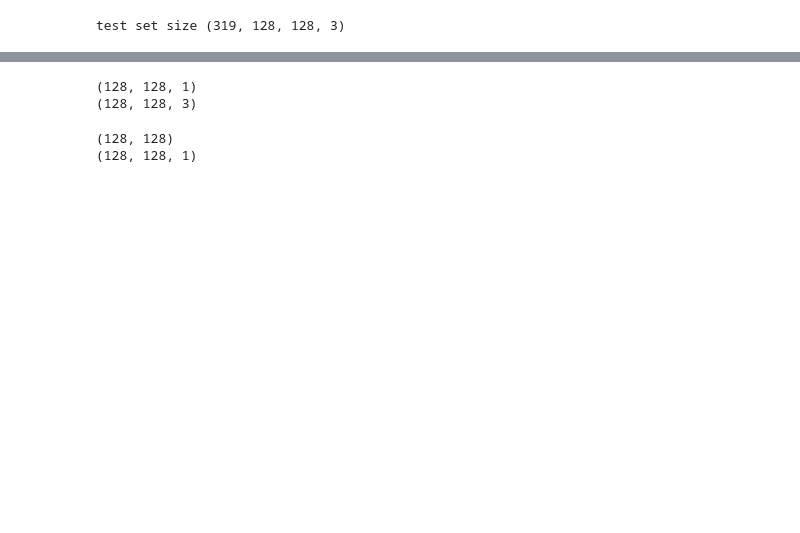
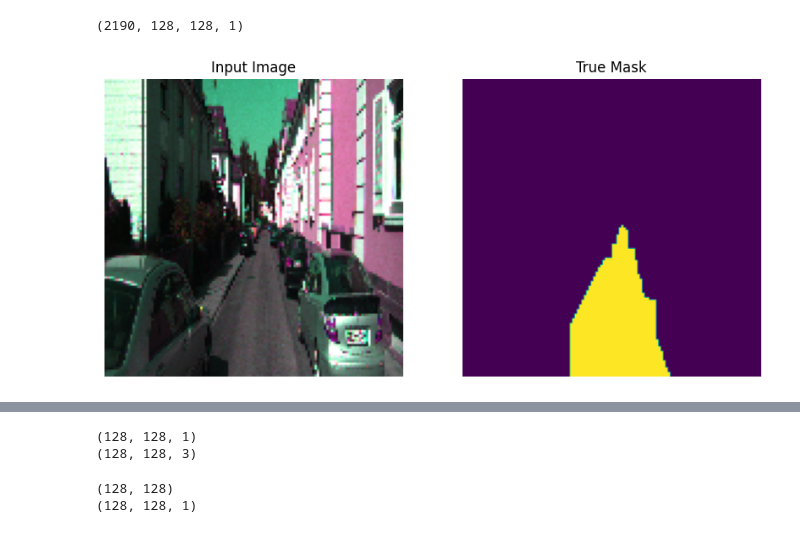
Before and after one commit to dut0817/roadsegmentation, a Jupyter notebook: roadsegmen.ipynb, the cells around one changed output, grey strips where cells are left out. Saved outputs shown, nothing was run; the diff lists cells and outputs as text; code cells hidden in the pictures; blank space fills up the shorter version.

```diff
--- a/roadsegmen.ipynb
+++ b/roadsegmen.ipynb
@@ -115,13 +110,22 @@ plt.show()
 # %%
-NewIMGS=10
-for i in range(len(data)):
+random.seed(42)  # Fixing the random seed once
+np.random.seed(42)
+
+NewIMGS = 10  # Number of augmented images to generate per original image
+augmented_images = []
+augmented_masks = []
+
+for i in range(len(train_input_imgs)):
+    image = train_input_imgs[i]
+    mask = train_targets[i]
+
     for j in range(NewIMGS):
-        image = data[i]
-        mask = true_mask[i]
         # Apply the augmentation pipeline
         augmented = augmentation_pipeline(image=image, mask=mask)
 
-        image_augmented = augmented["image"]
-        mask_augmented = augmented["mask"]
-        data = np.vstack((data, image_augmented[np.newaxis,...]))
-        true_mask = np.vstack((true_mask, mask_augmented[np.newaxis,...]))
+        augmented_images.append(augmented["image"])
+        augmented_masks.append(augmented["mask"])
+
+# If you still need to append these back to the original dataset:
+#train_input_imgs = np.vstack((train_input_imgs, np.array(augmented_images)))
+#true_mask = np.vstack((train_targets, np.array(augmented_masks)))
@@ -152,19 +138,33 @@ Number of Testing Examples: 319
+# %%
+augmented_masks = np.array(augmented_masks)
+np.save('./augmented_data/augmented_masks.npy', augmented_masks)
+augmented_masks.shape
+# %% [output]
+(2190, 128, 128, 1)
+# %%
+augmented_images = np.load('./augmented_data/augmented_images.npy')
+augmented_masks = np.load('./augmented_data/augmented_masks.npy')
+# %%
+def display_sample(display_list):
+    plt.figure(figsize = (10, 10))
+    title = ['Input Image', 'True Mask', 'Predicted Mask']
+
+    for i in range(len(display_list)):
+        plt.subplot(1, len(display_list), i+1)
+        plt.title(title[i])
+        plt.imshow(tf.keras.preprocessing.image.array_to_img(display_list[i]))
+        plt.axis('off')
+
+    plt.show()
+
+display_sample([augmented_images[2], augmented_masks[2]])
+# %% [output]
+[figure, added]
 # %%
-X_test=data[:test_set_size]
-y_test=true_mask[:test_set_size]
-print(f'test set size {X_test.shape}')
-
-
-#rest of the data will be agumented and shuffled for training
-data=data[test_set_size:]
-true_mask=true_mask[test_set_size:]
-
 # Shuffle the indices
-shuffled_indices = np.random.permutation(len(data))
+shuffled_indices = np.random.permutation(len(augmented_images))
 
 # Use the shuffled indices to shuffle both arrays
-shuffled_data = data[shuffled_indices]
-shuffled_masks = true_mask[shuffled_indices]
+shuffled_data = augmented_images[shuffled_indices]
+shuffled_masks = augmented_masks[shuffled_indices]
-# %% [output]
-test set size (319, 128, 128, 3)
 # %%
```
Also changed, not shown: parts of 47 cells of this notebook, 1 other file.
